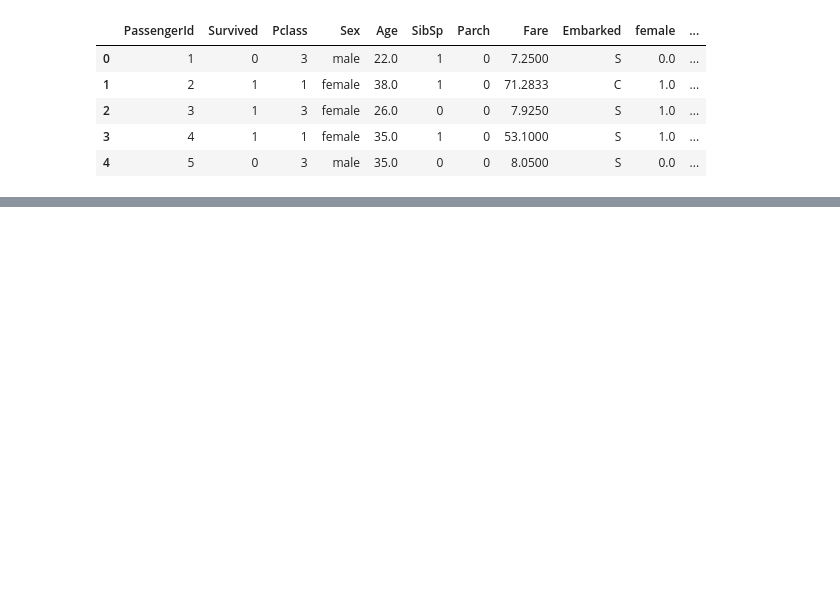
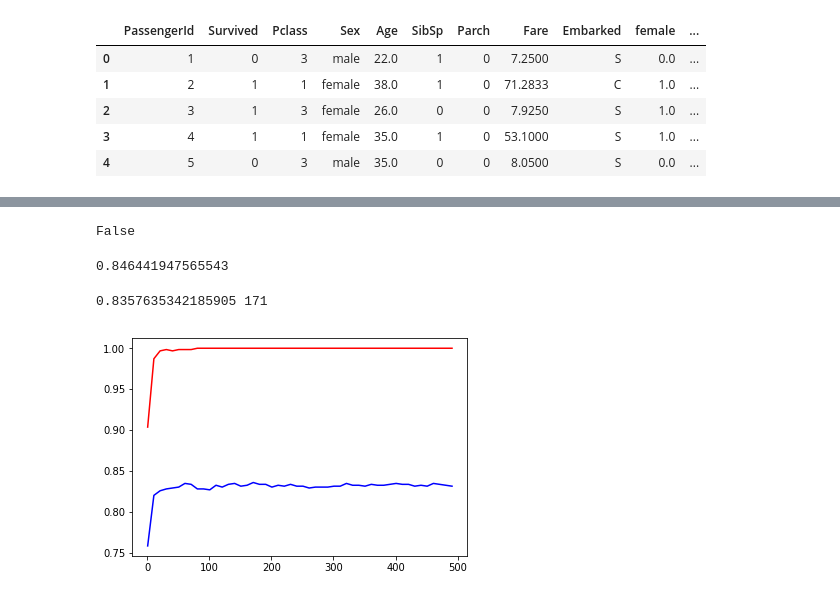
Before and after one commit to appbanana/MachineLearningAction, a Jupyter notebook: kaggle/Titanic/02-exporeTitannic.ipynb, the cells around one changed output, grey strips where cells are left out. Cells and saved outputs as stored; diff of their text form; code cells hidden in the pictures; blank space fills up the shorter version.

```diff
--- a/kaggle/Titanic/02-exporeTitannic.ipynb
+++ b/kaggle/Titanic/02-exporeTitannic.ipynb
@@ -125,2 +223,2 @@ clf = ensemble.RandomForestRegressor()
 # %%
-data[data['Age'].notnull()]
+data.loc[data['Age'].isnull(), 'Age'] = pred
@@ -145,0 +247,41 @@ data[data['Age'].notnull()]
+# %%
+# data.index = range(0, 890)
+data.reindex(index=range(0, 890))
+[*data.index] == [*range(0, 890)]
+# %% [output]
+False
+# %%
+# 然后开始拆分训练集和测试集
+# 先分训练集和测试集
+X = data.loc[:, data.columns != 'Survived']
+y = data.loc[:, 'Survived']
+X_train, X_test, y_train, y_test = model_selection.train_test_split(X, y, test_size=0.3, random_state=66)
+# %%
+for i in [X_train, X_test, y_train, y_test]:
+    i.index = range(i.shape[0])
+# %%
+# 接下来开始建立模型 预测数据 因为在单个决策树的效果没有在集成算法上好
+# 所以直接上集成算法--随机森林
+clf = ensemble.RandomForestClassifier(n_estimators=100).fit(X_train, y_train)
+clf.score(X_test, y_test)
+# %% [output]
+0.846441947565543
+# %%
+# n_estimators的学习曲线
+train_scores = []
+test_scores = []
+x_ticks = [*range(1, 500, 10)]
+for i in range(1, 500, 10):
+    clf = ensemble.RandomForestClassifier(n_estimators=i, random_state=66)
+    train_score = clf.fit(X_train, y_train).score(X_train, y_train)
+    train_scores.append(train_score)
+
+    mean_score = model_selection.cross_val_score(clf, X, y, cv=10).mean()
+    test_scores.append(mean_score)
+plt.plot(x_ticks, train_scores, c='r')
+plt.plot(x_ticks, test_scores, c='b')
+print(max(test_scores), x_ticks[test_scores.index(max(test_scores))])
+plt.show()
+# %% [output]
+0.8357635342185905 171
+[figure, added]
```
Also changed, not shown: parts of 26 cells of this notebook, 4 other files.
